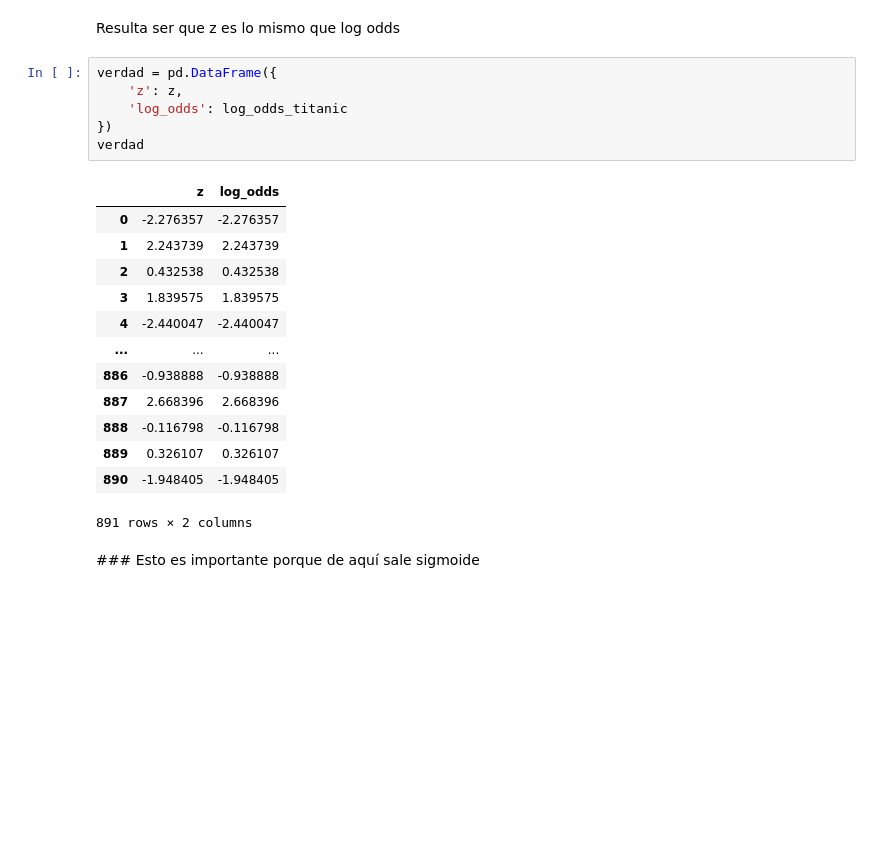
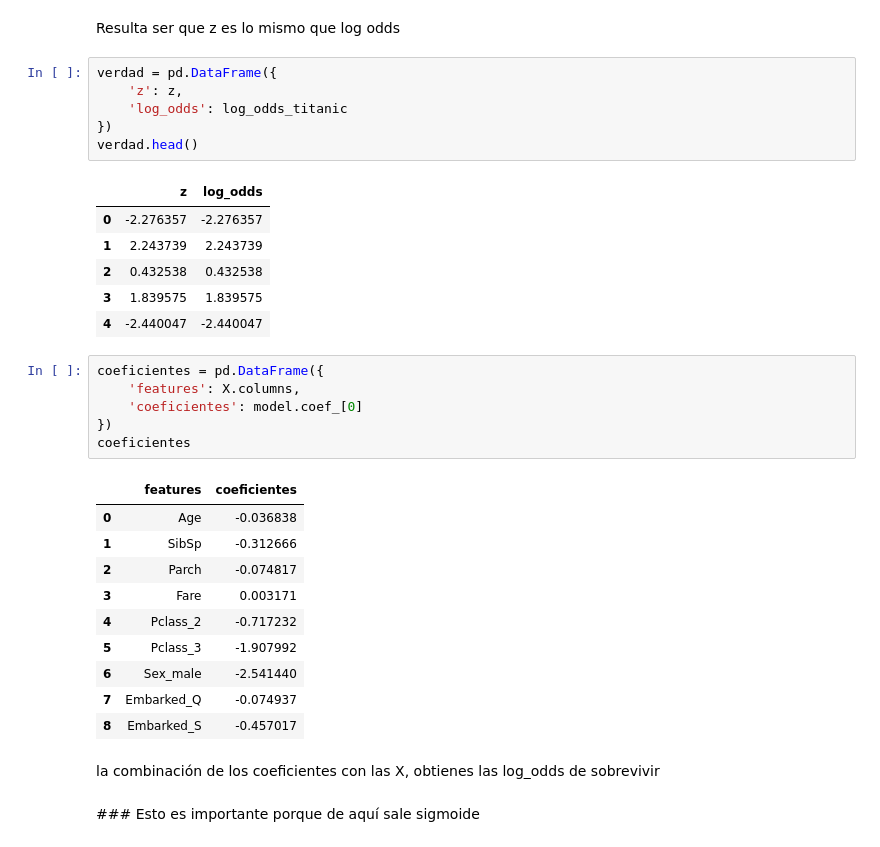
Before and after one commit to LuisMB09/lab_aprendizaje_estadistico, a Jupyter notebook: Continuacion_modelos_clasificacion_sin_resolver.ipynb, the cells around one changed output. Saved outputs shown, nothing was run; the diff lists cells and outputs as text; blank space fills up the shorter version.

```diff
--- a/Continuacion_modelos_clasificacion_sin_resolver.ipynb
+++ b/Continuacion_modelos_clasificacion_sin_resolver.ipynb
@@ -115,23 +115,35 @@ Resulta ser que z es lo mismo que log odds
 # %%
 verdad = pd.DataFrame({
     'z': z,
     'log_odds': log_odds_titanic
 })
-verdad
+verdad.head()
 # %% [output]
 |  | z | log_odds |
 | 0 | -2.276357 | -2.276357 |
 | 1 | 2.243739 | 2.243739 |
 | 2 | 0.432538 | 0.432538 |
 | 3 | 1.839575 | 1.839575 |
 | 4 | -2.440047 | -2.440047 |
-| ... | ... | ... |
-| 886 | -0.938888 | -0.938888 |
-| 887 | 2.668396 | 2.668396 |
-| 888 | -0.116798 | -0.116798 |
-| 889 | 0.326107 | 0.326107 |
-| 890 | -1.948405 | -1.948405 |
-891 rows × 2 columns
+# %%
+coeficientes = pd.DataFrame({
+    'features': X.columns,
+    'coeficientes': model.coef_[0]
+})
+coeficientes
+# %% [output]
+|  | features | coeficientes |
+| 0 | Age | -0.036838 |
+| 1 | SibSp | -0.312666 |
+| 2 | Parch | -0.074817 |
+| 3 | Fare | 0.003171 |
+| 4 | Pclass_2 | -0.717232 |
+| 5 | Pclass_3 | -1.907992 |
+| 6 | Sex_male | -2.541440 |
+| 7 | Embarked_Q | -0.074937 |
+| 8 | Embarked_S | -0.457017 |
+# %% [markdown]
+la combinación de los coeficientes con las X, obtienes las log_odds de sobrevivir
 # %% [markdown]
 ### Esto es importante porque de aquí sale sigmoide
 # %% [markdown]
```
Also changed, not shown: parts of 22 cells of this notebook.
